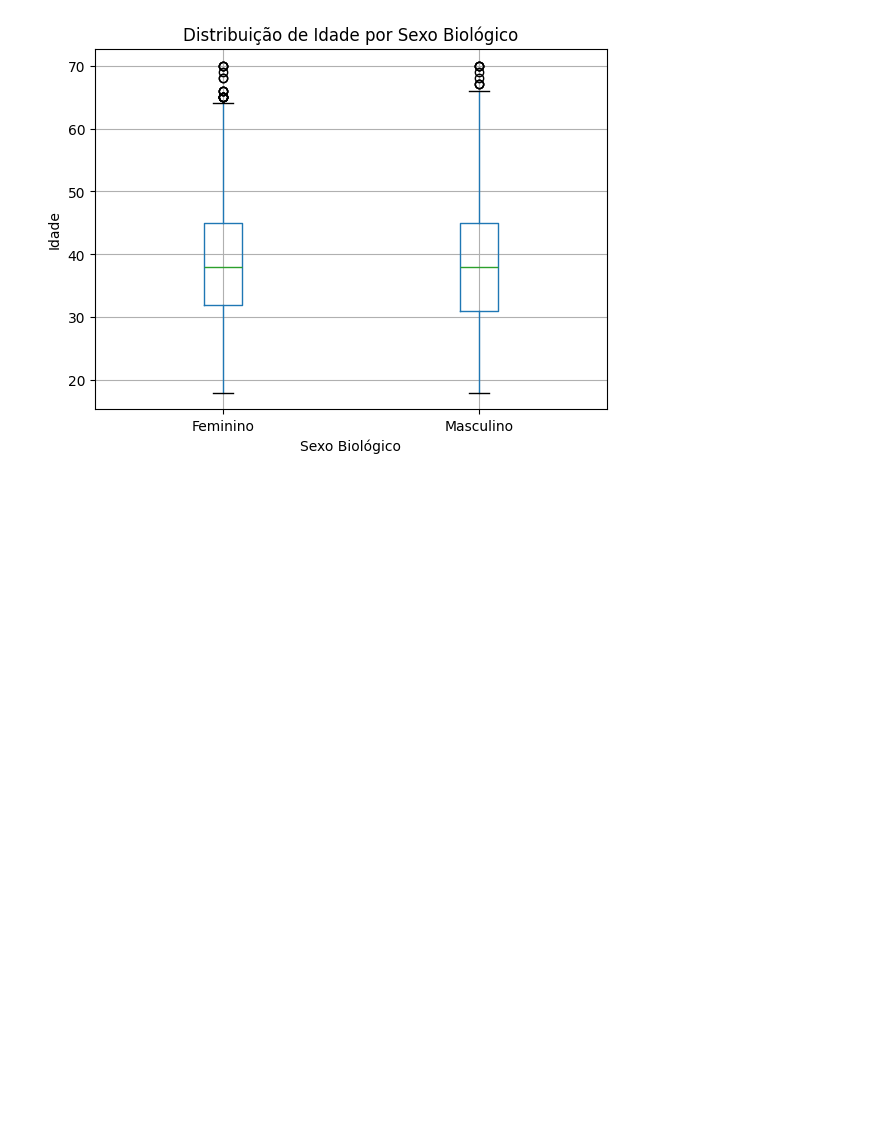
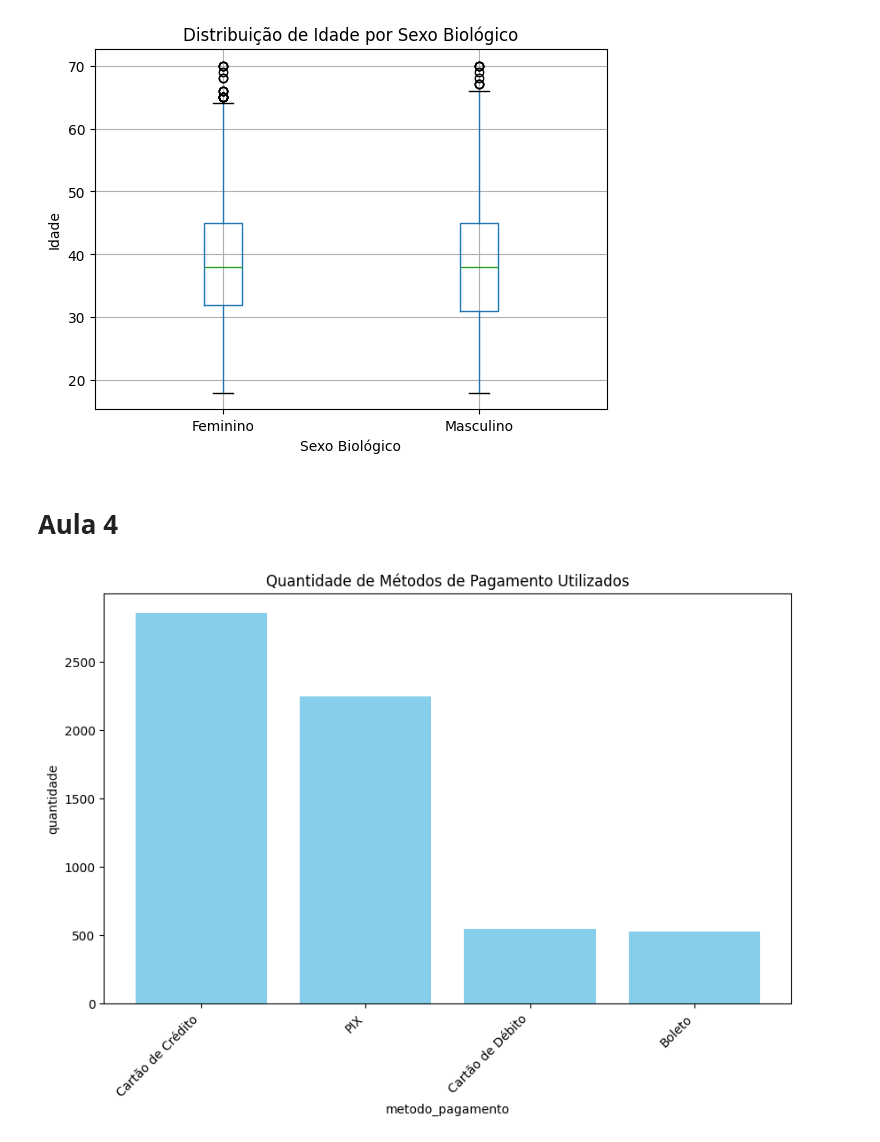
Before and after one commit to EmilyCarla/ONE_DataScience, a Jupyter notebook: VisualizacaoDeDadosComIA.ipynb, the cells around one changed output. Cells and saved outputs as stored; diff of their text form; code cells hidden in the pictures; blank space fills up the shorter version.

Commit message:
add aula 4

```diff
--- a/VisualizacaoDeDadosComIA.ipynb
+++ b/VisualizacaoDeDadosComIA.ipynb
@@ -1079,3 +1079,5 @@ plt.show()
 # %% [output]
 <Figure size 1000x800 with 0 Axes>
 [figure]
+# %% [markdown]
+# Aula 4
@@ -1081,0 +1090,13 @@ plt.show()
+# %%
+# Visualização
+plt.figure(figsize=(10, 6))
+plt.bar(metodos_de_pagamento['metodo_pagamento'], metodos_de_pagamento['quantidade'], color='skyblue')
+plt.title('Quantidade de Métodos de Pagamento Utilizados')
+plt.xlabel('metodo_pagamento')
+plt.ylabel('quantidade')
+plt.xticks(rotation=45, ha='right')
+
+# Exibir o gráfico
+plt.show()
+# %% [output]
+[figure, added]
```
Also changed, not shown: parts of 11 cells of this notebook.
